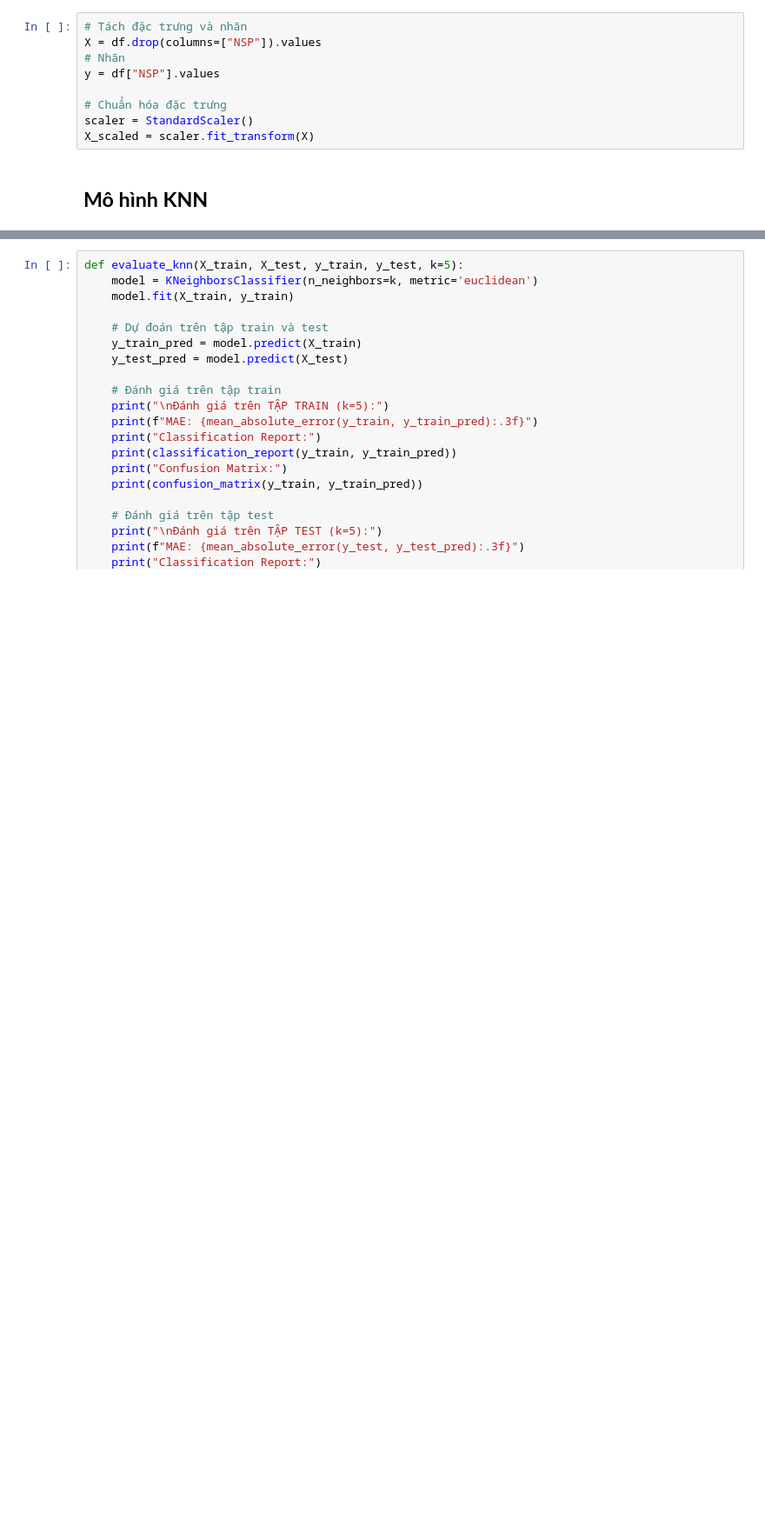
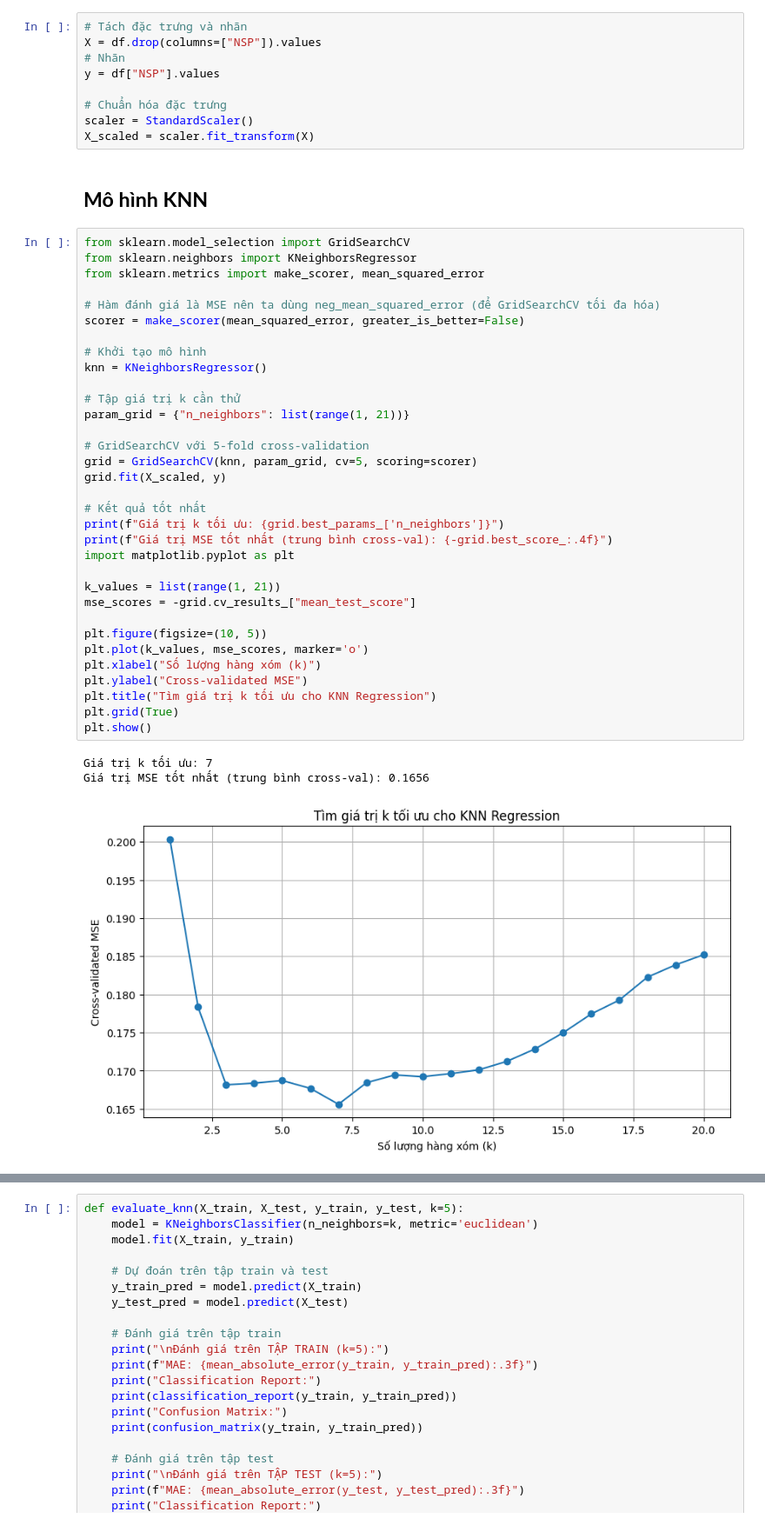
Before and after one commit to VuVanTien03/machine-learning, a Jupyter notebook: notebook/model/knn.ipynb, the cells around one changed output, grey strips where cells are left out. Shown at 87% size. Saved outputs shown, nothing was run; the diff lists cells and outputs as text; blank space fills up the shorter version.

```diff
--- a/notebook/model/knn.ipynb
+++ b/notebook/model/knn.ipynb
@@ -34,6 +34,43 @@ scaler = StandardScaler()
 X_scaled = scaler.fit_transform(X)
 # %% [markdown]
 ## **Mô hình KNN**
+# %%
+from sklearn.model_selection import GridSearchCV
+from sklearn.neighbors import KNeighborsRegressor
+from sklearn.metrics import make_scorer, mean_squared_error
+
+# Hàm đánh giá là MSE nên ta dùng neg_mean_squared_error (để GridSearchCV tối đa hóa)
+scorer = make_scorer(mean_squared_error, greater_is_better=False)
+
+# Khởi tạo mô hình
+knn = KNeighborsRegressor()
+
+# Tập giá trị k cần thử
+param_grid = {"n_neighbors": list(range(1, 21))}
+
+# GridSearchCV với 5-fold cross-validation
+grid = GridSearchCV(knn, param_grid, cv=5, scoring=scorer)
+grid.fit(X_scaled, y)
+
+# Kết quả tốt nhất
+print(f"Giá trị k tối ưu: {grid.best_params_['n_neighbors']}")
+print(f"Giá trị MSE tốt nhất (trung bình cross-val): {-grid.best_score_:.4f}")
+import matplotlib.pyplot as plt
+
+k_values = list(range(1, 21))
+mse_scores = -grid.cv_results_["mean_test_score"]
+
+plt.figure(figsize=(10, 5))
+plt.plot(k_values, mse_scores, marker='o')
+plt.xlabel("Số lượng hàng xóm (k)")
+plt.ylabel("Cross-validated MSE")
+plt.title("Tìm giá trị k tối ưu cho KNN Regression")
+plt.grid(True)
+plt.show()
+# %% [output]
+Giá trị k tối ưu: 7
+Giá trị MSE tốt nhất (trung bình cross-val): 0.1656
+[figure, added]
 # %%
 # Hàm thực hiện KNN và đánh giá mô hình
 def knn_model(X_train, X_test, y_train, y_test, k):
```
Also changed, not shown: parts of 2 cells of this notebook, 2 other files.
